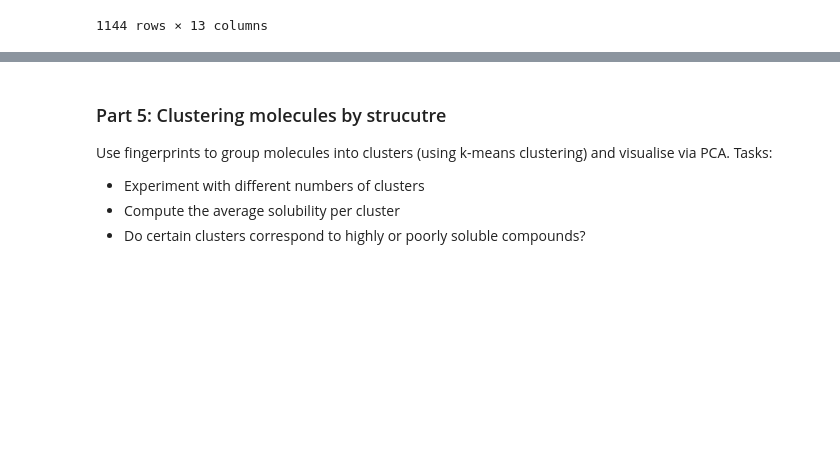
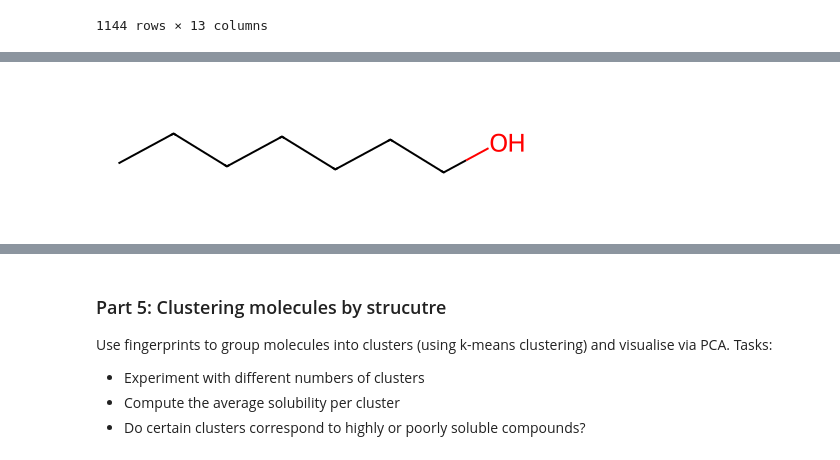
Before and after one commit to shiziyao/ChemicalDataScience103, a Jupyter notebook: lectures/session13/materials/RDKIt_Workshop.ipynb, the cells around one changed output, grey strips where cells are left out. Cells and saved outputs as stored; diff of their text form; code cells hidden in the pictures; blank space fills up the shorter version.

```diff
--- a/lectures/session13/materials/RDKIt_Workshop.ipynb
+++ b/lectures/session13/materials/RDKIt_Workshop.ipynb
@@ -229,0 +246,6 @@ Name: similarity, dtype: float64
+# %%
+smile_code = df.iloc[81]['SMILES']
+mol_object = Chem.MolFromSmiles(smile_code)
+mol_object
+# %% [output]
+[figure, added]
```
Also changed, not shown: parts of 12 cells of this notebook, 30 other files.
